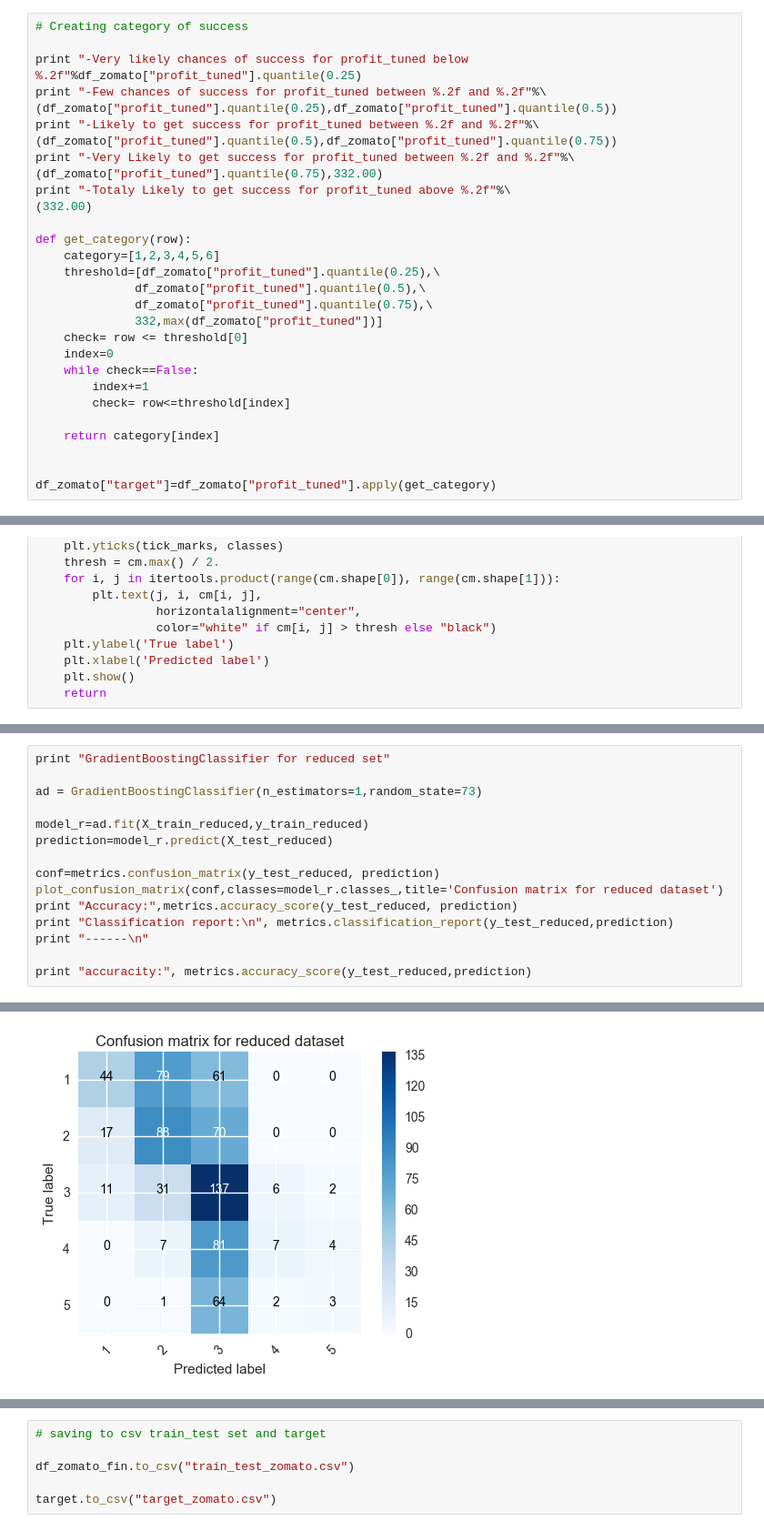
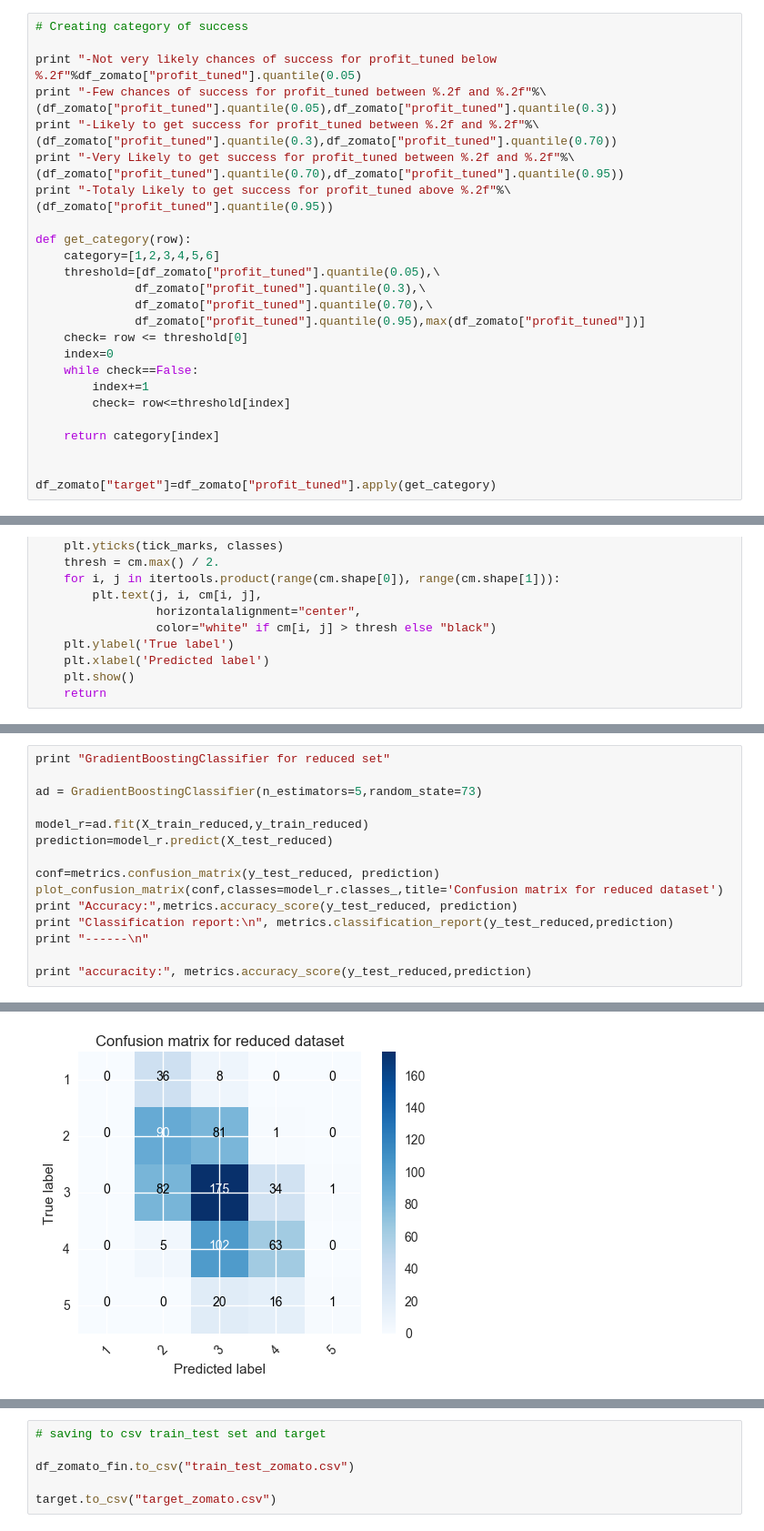
Before and after one commit to DorianLacaisse/DSI-projects, a Jupyter notebook: project-07 - Capstone project/Part 3/Fitting model on Zomato data.ipynb, the cells around one changed output, grey strips where cells are left out. Shown at 91% size. Drawn from its saved outputs; the diff is of its cells as text.

```diff
--- a/project-07 - Capstone project/Part 3/Fitting model on Zomato data.ipynb
+++ b/project-07 - Capstone project/Part 3/Fitting model on Zomato data.ipynb
@@ -224,22 +224,22 @@ I am now creating 5 categories of likelihood of success with their own label:
 # %%
 # Creating category of success
 
-print "-Very likely chances of success for profit_tuned below %.2f"%df_zomato["profit_tuned"].quantile(0.25)
+print "-Not very likely chances of success for profit_tuned below %.2f"%df_zomato["profit_tuned"].quantile(0.05)
 print "-Few chances of success for profit_tuned between %.2f and %.2f"%\
-(df_zomato["profit_tuned"].quantile(0.25),df_zomato["profit_tuned"].quantile(0.5))
+(df_zomato["profit_tuned"].quantile(0.05),df_zomato["profit_tuned"].quantile(0.3))
 print "-Likely to get success for profit_tuned between %.2f and %.2f"%\
-(df_zomato["profit_tuned"].quantile(0.5),df_zomato["profit_tuned"].quantile(0.75))
+(df_zomato["profit_tuned"].quantile(0.3),df_zomato["profit_tuned"].quantile(0.70))
 print "-Very Likely to get success for profit_tuned between %.2f and %.2f"%\
-(df_zomato["profit_tuned"].quantile(0.75),332.00)
+(df_zomato["profit_tuned"].quantile(0.70),df_zomato["profit_tuned"].quantile(0.95))
 print "-Totaly Likely to get success for profit_tuned above %.2f"%\
-(332.00)
+(df_zomato["profit_tuned"].quantile(0.95))
 
 def get_category(row):
     category=[1,2,3,4,5,6]
-    threshold=[df_zomato["profit_tuned"].quantile(0.25),\
-              df_zomato["profit_tuned"].quantile(0.5),\
-              df_zomato["profit_tuned"].quantile(0.75),\
-              332,max(df_zomato["profit_tuned"])]
+    threshold=[df_zomato["profit_tuned"].quantile(0.05),\
+              df_zomato["profit_tuned"].quantile(0.3),\
+              df_zomato["profit_tuned"].quantile(0.70),\
+              df_zomato["profit_tuned"].quantile(0.95),max(df_zomato["profit_tuned"])]
     check= row <= threshold[0]
     index=0
     while check==False:
@@ -899,18 +901,18 @@ avg / total       0.37      0.39      0.33       715
 # %%
 print "GradientBoostingClassifier for reduced set"
 
-ad = GradientBoostingClassifier(n_estimators=1,random_state=73)
+ad = GradientBoostingClassifier(n_estimators=5,random_state=73)
 
 model_r=ad.fit(X_train_reduced,y_train_reduced)
 prediction=model_r.predict(X_test_reduced)
 
 conf=metrics.confusion_matrix(y_test_reduced, prediction)
 plot_confusion_matrix(conf,classes=model_r.classes_,title='Confusion matrix for reduced dataset')
 print "Accuracy:",metrics.accuracy_score(y_test_reduced, prediction)
 print "Classification report:\n", metrics.classification_report(y_test_reduced,prediction)
 print "------\n"
 
 print "accuracity:", metrics.accuracy_score(y_test_reduced,prediction)
 # %% [output]
 GradientBoostingClassifier for reduced set
-[figure, old version]
+[figure, new version]
```
Also changed, not shown: parts of 16 cells of this notebook, 1 other file.
